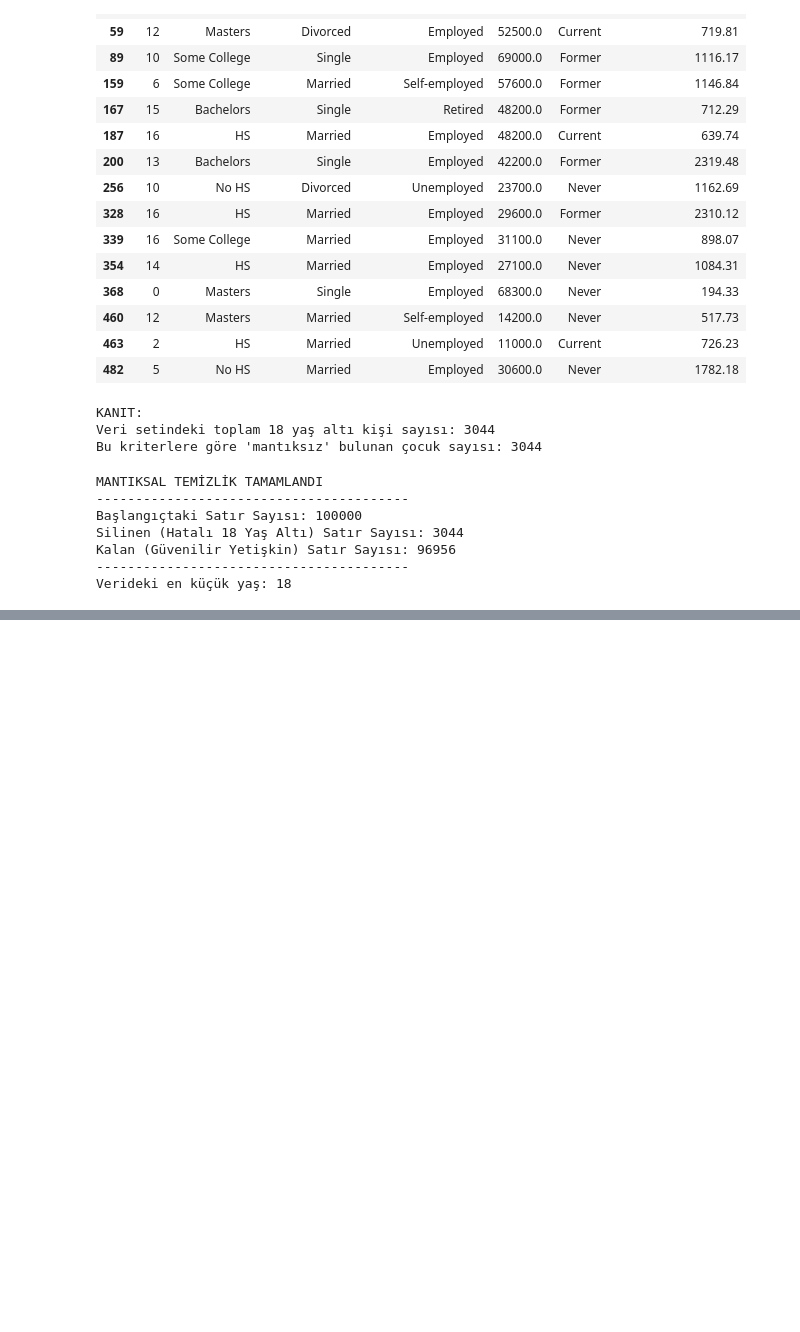
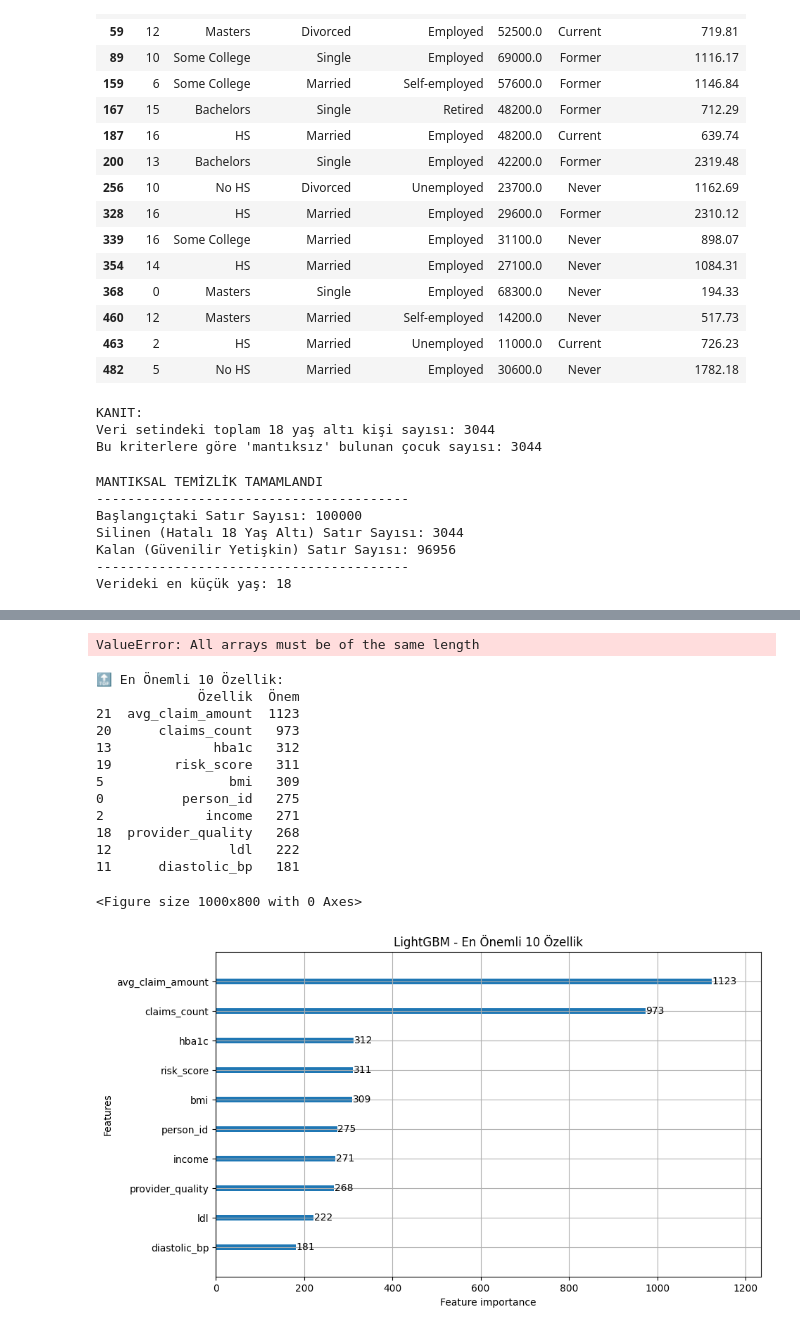
Before and after one commit to Elifglm/medical_insurance_project, a Jupyter notebook: insurance_model.ipynb, the cells around one changed output, grey strips where cells are left out. Saved outputs shown, nothing was run; the diff lists cells and outputs as text; code cells hidden in the pictures; blank space fills up the shorter version.

```diff
--- a/insurance_model.ipynb
+++ b/insurance_model.ipynb
@@ -471,0 +532,77 @@ weighted avg       0.80      0.80      0.80     19880
+# %%
+import pandas as pd
+import matplotlib.pyplot as plt
+
+# 1. Modeli al
+reg_gb_model = models["Gradient Boosting"]
+
+# 2. Hata Çözümü: Modelin kaç özellik kullandığını bulalım
+# reg_gb_model.n_features_in_ bize modelin kaç sütunla eğitildiğini söyler
+n_features = reg_gb_model.n_features_in_
+
+# 3. Sütun isimlerini modelin beklentisine göre hizalayalım
+# X_train'in en son halinden, modelin eğitildiği sayı kadar sütun alıyoruz
+reg_feature_names = X_train.columns[:n_features]
+reg_importances = reg_gb_model.feature_importances_
+
+# Kontrol: Eğer hala sayı tutmuyorsa X_train yanlış tanımlanmıştır.
+# Bu durumda modelin eğitildiği hücredeki X_train'i kullanmalısın.
+
+# 4. DataFrame oluştur (Artık uzunluklar aynı!)
+reg_importance_df = pd.DataFrame({
+    'Özellik': reg_feature_names,
+    'Önem Derecesi': reg_importances
+})
+
+# En önemli 10'u seç ve görselleştir
+reg_importance_df = reg_importance_df.sort_values(by='Önem Derecesi', ascending=False).head(10)
+
+print("\n📈 REGRESYON (GRADIENT BOOSTING) EN ÖNEMLİ 10 ÖZELLİK:")
+print(reg_importance_df)
+
+plt.figure(figsize=(10, 6))
+plt.barh(reg_importance_df['Özellik'], reg_importance_df['Önem Derecesi'], color='salmon')
+plt.gca().invert_yaxis()
+plt.title('Regresyon Modeli Karar Mekanizması (Top 10)')
+plt.show()
+# %% [output]
+ValueError: All arrays must be of the same length
+# %%
+import matplotlib.pyplot as plt
+import pandas as pd
+import lightgbm as lgb
+
+# 1. HATA ÇÖZÜMÜ: 'clf' yerine 'lgb_model' kullanıyoruz
+importances = lgb_model.feature_importances_
+feature_names = X_class.columns
+
+# Verileri tabloya döküyoruz
+feature_importance_df = pd.DataFrame({'Özellik': feature_names, 'Önem': importances})
+feature_importance_df = feature_importance_df.sort_values(by='Önem', ascending=False)
+
+# En önemli ilk 10'u ekrana yazdıralım
+print("🔝 En Önemli 10 Özellik:")
+print(feature_importance_df.head(10))
+
+# 2. GRAFİK OLARAK BASTIRALIM
+plt.figure(figsize=(10, 8))
+
+# LightGBM'in kendi görselleştirme aracını kullanmak daha sağlıklıdır:
+lgb.plot_importance(lgb_model, max_num_features=10, importance_type='split', figsize=(10,6), title='LightGBM - En Önemli 10 Özellik')
+
+plt.show()
+# %% [output]
+🔝 En Önemli 10 Özellik:
+             Özellik  Önem
+21  avg_claim_amount  1123
+20      claims_count   973
+13             hba1c   312
+19        risk_score   311
+5                bmi   309
+0          person_id   275
+2             income   271
+18  provider_quality   268
+12               ldl   222
+11      diastolic_bp   181
+<Figure size 1000x800 with 0 Axes>
+[figure, added]
```
Also changed, not shown: parts of 9 cells of this notebook, 7 other files.
